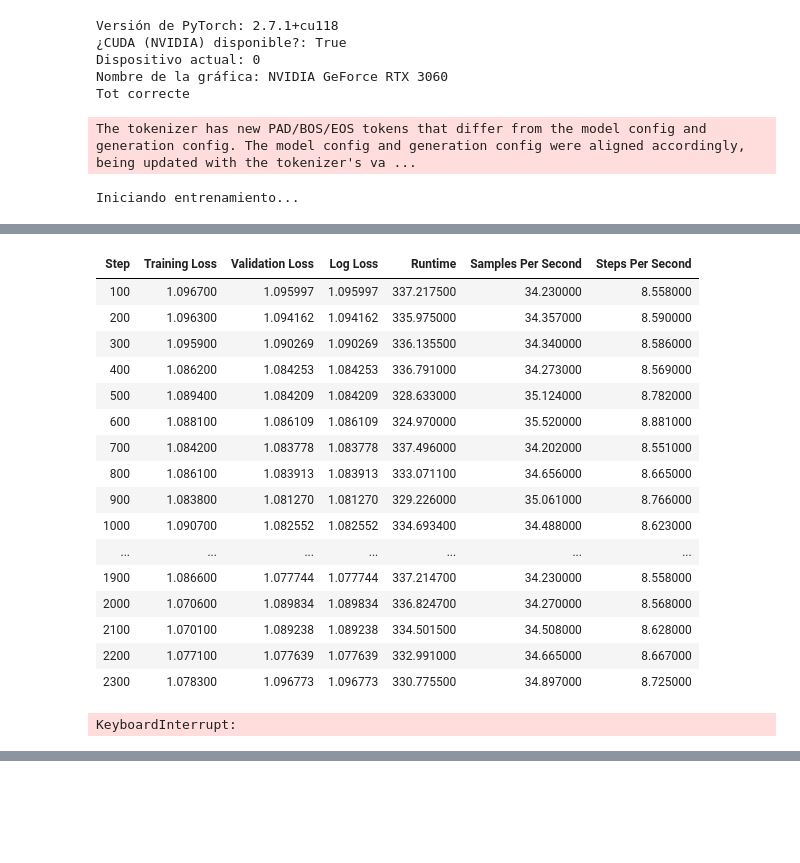
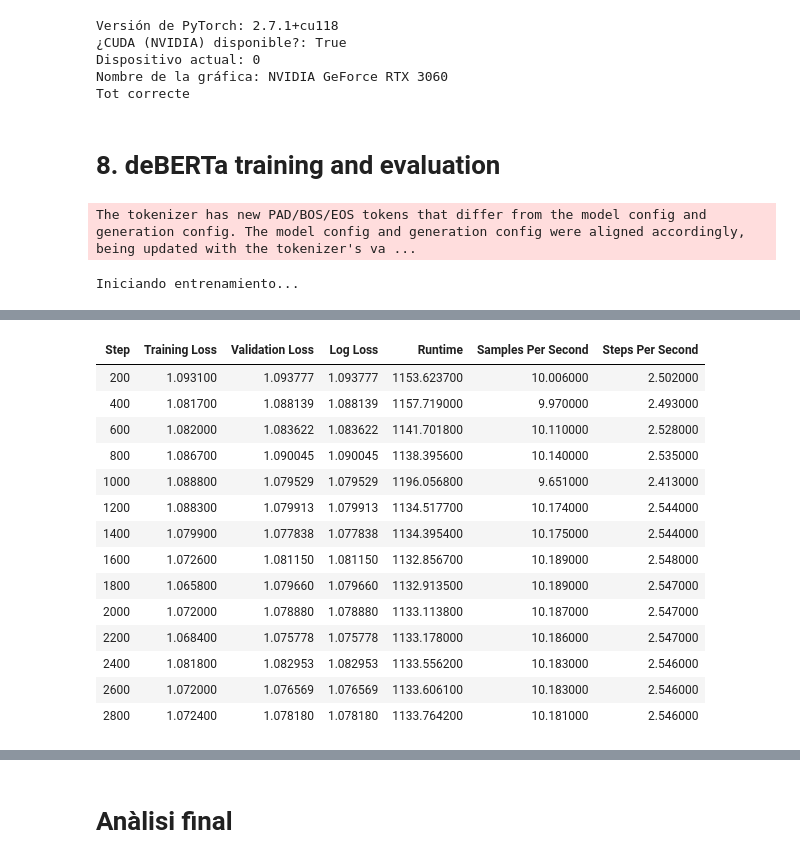
Before and after one commit to in-arunsharma/kaggle-llm-classification-finetuning, a Jupyter notebook: Kaggle.ipynb, the cells around one changed output, grey strips where cells are left out. Saved outputs shown, nothing was run; the diff lists cells and outputs as text; code cells hidden in the pictures; blank space fills up the shorter version.

```diff
--- a/Kaggle.ipynb
+++ b/Kaggle.ipynb
@@ -1045,8 +1151,10 @@ Versión de PyTorch: 2.7.1+cu118
 Dispositivo actual: 0
 Nombre de la gráfica: NVIDIA GeForce RTX 3060
 Tot correcte
+# %% [markdown]
+# 8. deBERTa training and evaluation
 # %%
-
+from scipy.special import softmax
 
 
 def compute_metrics(eval_pred):
@@ -1078,7 +1186,7 @@ y_pred_deberta = np.argmax(y_probs, axis=1)
 y_test_deberta = tokenized_test["label"]
 
 
-deberta_logloss = log_loss(y_true, y_probs)
+deberta_logloss = log_loss(y_test_deberta, y_probs)
 # %% [output]
 The tokenizer has new PAD/BOS/EOS tokens that differ from the model config and generation config. The model config and generation config were aligned accordingly, being updated with the tokenizer's va ...
 Iniciando entrenamiento...
@@ -1086,18 +1194,15 @@ Iniciando entrenamiento...
 | Step | Training Loss | Validation Loss | Log Loss | Runtime | Samples Per Second | Steps Per Second |
-| 100 | 1.096700 | 1.095997 | 1.095997 | 337.217500 | 34.230000 | 8.558000 |
-| 200 | 1.096300 | 1.094162 | 1.094162 | 335.975000 | 34.357000 | 8.590000 |
-| 300 | 1.095900 | 1.090269 | 1.090269 | 336.135500 | 34.340000 | 8.586000 |
-| 400 | 1.086200 | 1.084253 | 1.084253 | 336.791000 | 34.273000 | 8.569000 |
-| 500 | 1.089400 | 1.084209 | 1.084209 | 328.633000 | 35.124000 | 8.782000 |
-| 600 | 1.088100 | 1.086109 | 1.086109 | 324.970000 | 35.520000 | 8.881000 |
-| 700 | 1.084200 | 1.083778 | 1.083778 | 337.496000 | 34.202000 | 8.551000 |
-| 800 | 1.086100 | 1.083913 | 1.083913 | 333.071100 | 34.656000 | 8.665000 |
-| 900 | 1.083800 | 1.081270 | 1.081270 | 329.226000 | 35.061000 | 8.766000 |
-| 1000 | 1.090700 | 1.082552 | 1.082552 | 334.693400 | 34.488000 | 8.623000 |
-| ... | ... | ... | ... | ... | ... | ... |
-| 1900 | 1.086600 | 1.077744 | 1.077744 | 337.214700 | 34.230000 | 8.558000 |
-| 2000 | 1.070600 | 1.089834 | 1.089834 | 336.824700 | 34.270000 | 8.568000 |
-| 2100 | 1.070100 | 1.089238 | 1.089238 | 334.501500 | 34.508000 | 8.628000 |
-| 2200 | 1.077100 | 1.077639 | 1.077639 | 332.991000 | 34.665000 | 8.667000 |
-| 2300 | 1.078300 | 1.096773 | 1.096773 | 330.775500 | 34.897000 | 8.725000 |
+| 200 | 1.093100 | 1.093777 | 1.093777 | 1153.623700 | 10.006000 | 2.502000 |
+| 400 | 1.081700 | 1.088139 | 1.088139 | 1157.719000 | 9.970000 | 2.493000 |
+| 600 | 1.082000 | 1.083622 | 1.083622 | 1141.701800 | 10.110000 | 2.528000 |
+| 800 | 1.086700 | 1.090045 | 1.090045 | 1138.395600 | 10.140000 | 2.535000 |
+| 1000 | 1.088800 | 1.079529 | 1.079529 | 1196.056800 | 9.651000 | 2.413000 |
+| 1200 | 1.088300 | 1.079913 | 1.079913 | 1134.517700 | 10.174000 | 2.544000 |
+| 1400 | 1.079900 | 1.077838 | 1.077838 | 1134.395400 | 10.175000 | 2.544000 |
+| 1600 | 1.072600 | 1.081150 | 1.081150 | 1132.856700 | 10.189000 | 2.548000 |
+| 1800 | 1.065800 | 1.079660 | 1.079660 | 1132.913500 | 10.189000 | 2.547000 |
+| 2000 | 1.072000 | 1.078880 | 1.078880 | 1133.113800 | 10.187000 | 2.547000 |
+| 2200 | 1.068400 | 1.075778 | 1.075778 | 1133.178000 | 10.186000 | 2.547000 |
+| 2400 | 1.081800 | 1.082953 | 1.082953 | 1133.556200 | 10.183000 | 2.546000 |
+| 2600 | 1.072000 | 1.076569 | 1.076569 | 1133.606100 | 10.183000 | 2.546000 |
+| 2800 | 1.072400 | 1.078180 | 1.078180 | 1133.764200 | 10.181000 | 2.546000 |
-KeyboardInterrupt:
@@ -1104,2 +1210,4 @@ KeyboardInterrupt:
+# %% [markdown]
+# Anàlisi final
 # %%
 # Compare all models
```
Also changed, not shown: parts of 49 cells of this notebook.
